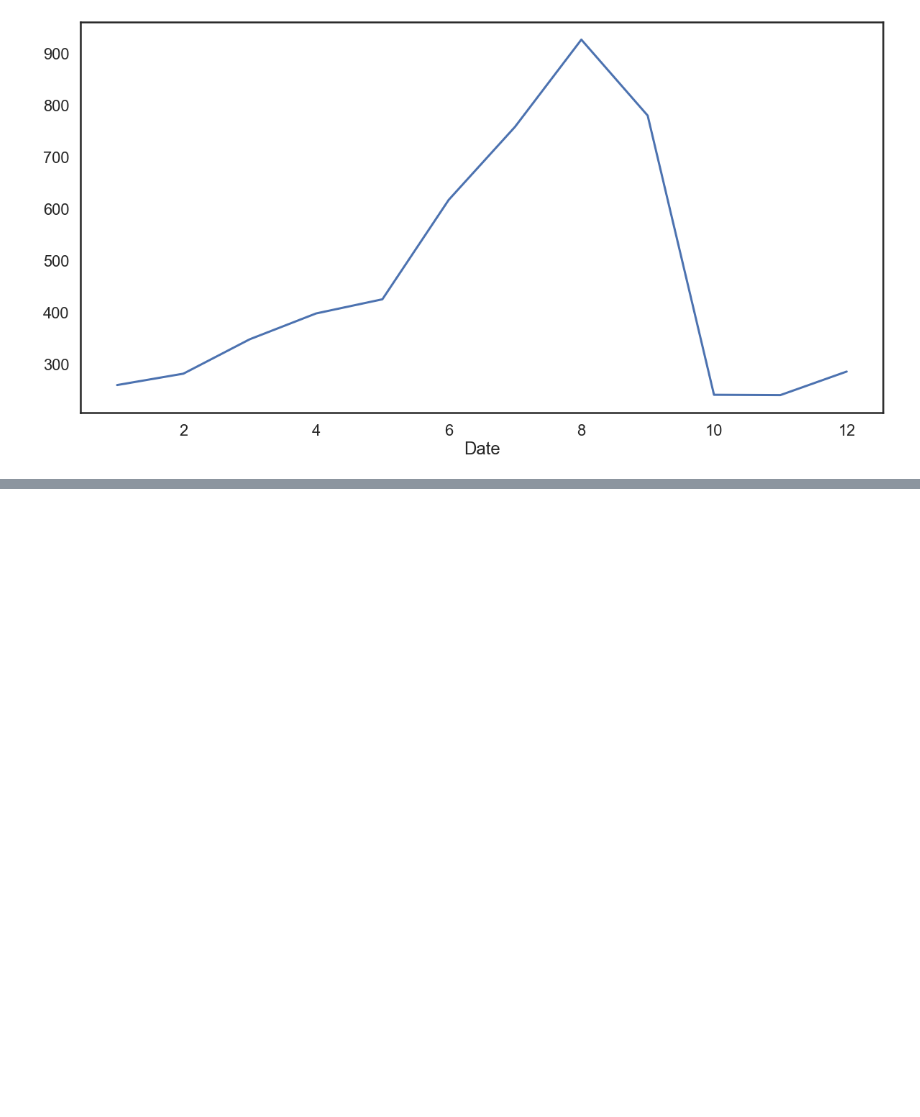
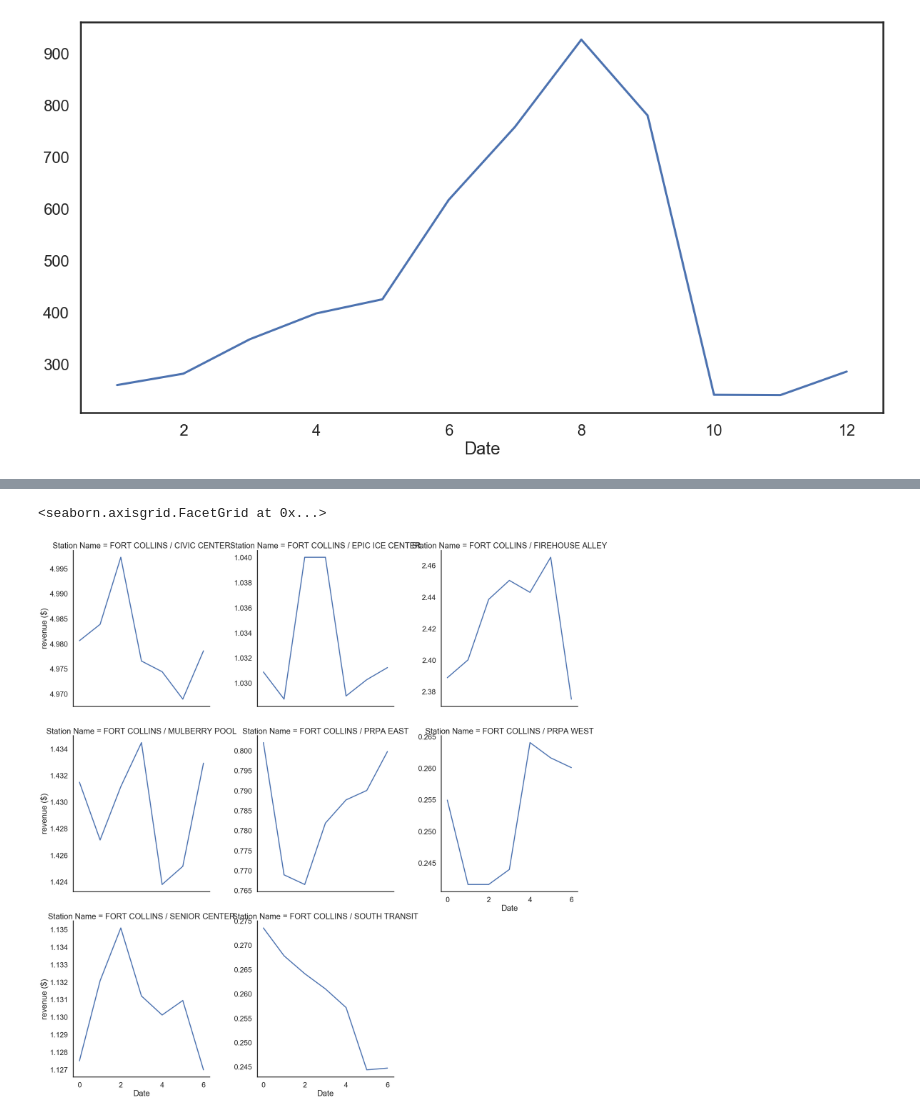
Before and after one commit to davidfox87/EV_forecasting, a Jupyter notebook: EDA.ipynb, the cells around one changed output, grey strips where cells are left out. Drawn from its saved outputs; the diff is of its cells as text; code cells hidden in the pictures; blank space fills up the shorter version.

Commit message:
added summary of revenue per day of week

```diff
--- a/EDA.ipynb
+++ b/EDA.ipynb
@@ -209,0 +210,19 @@ g.add_legend()
+# %%
+revenue_per_year = ( df2.groupby(['Station Name', df2.Date.dt.dayofweek])['revenue_7D']
+                        .mean()
+                        .unstack(level=0)
+                        .reset_index()
+                   )
+# %%
+revenue_per_year = ( pd.melt(revenue_per_year, id_vars="Date")
+                        .rename(columns={'value': "revenue ($)"})
+                   )
+# %%
+with sns.axes_style("white"):
+    g = sns.FacetGrid(revenue_per_year, col="Station Name", margin_titles=True,
+                      height=8, sharey=False, col_wrap=3)
+
+g.map(sns.lineplot, "Date", "revenue ($)")
+# %% [output]
+<seaborn.axisgrid.FacetGrid at 0x...>
+[figure, added]
```
Also changed, not shown: parts of 3 cells of this notebook.
